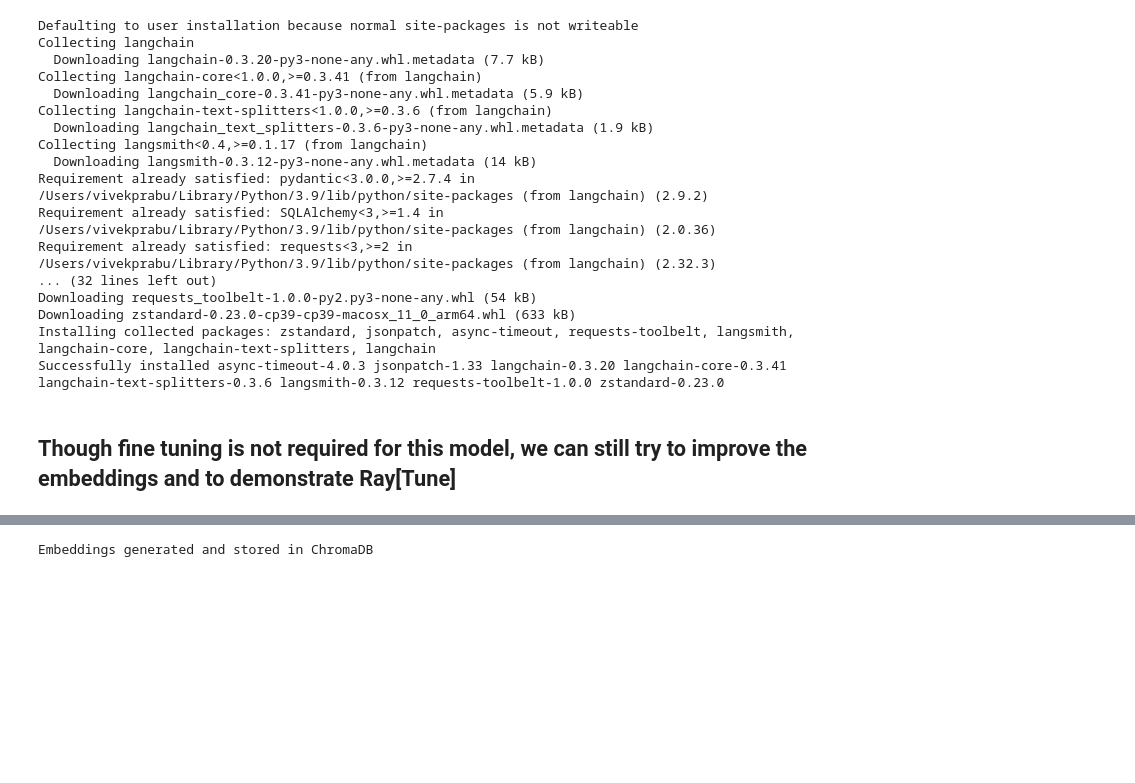
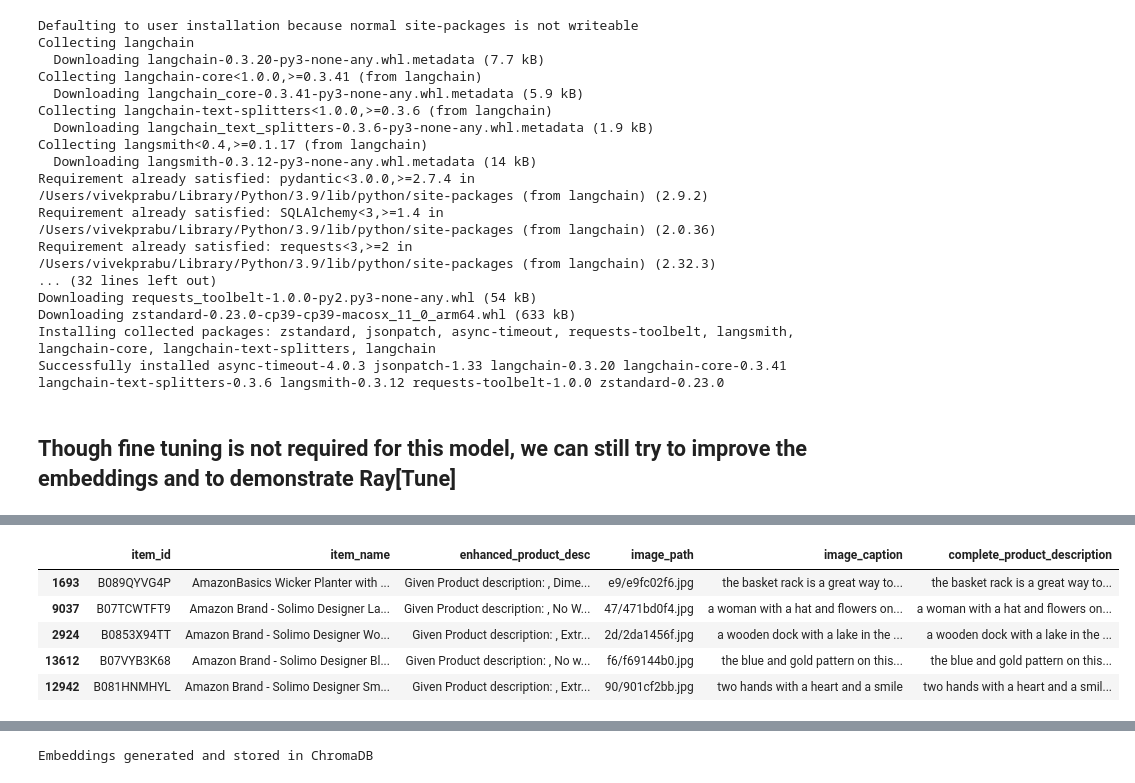
Before and after one commit to vivekprasanna/ShopTalk, a Jupyter notebook: research-initial python notebooks/ShopTalk-DataCleaning.ipynb, the cells around one changed output, grey strips where cells are left out. Drawn from its saved outputs; the diff is of its cells as text; code cells hidden in the pictures; blank space fills up the shorter version.

```diff
--- a/research-initial python notebooks/ShopTalk-DataCleaning.ipynb
+++ b/research-initial python notebooks/ShopTalk-DataCleaning.ipynb
@@ -553,4 +553,13 @@ Requirement already satisfied: six>=1.5 in /Library/Developer/CommandLineTools/L
 Downloading accelerate-1.4.0-py3-none-any.whl (342 kB)
 Installing collected packages: accelerate
 Successfully installed accelerate-1.4.0
+# %%
+df_tune_sample.head()
+# %% [output]
+|  | item_id | item_name | enhanced_product_desc | image_path | image_caption | complete_product_description |
+| 1693 | B089QYVG4P | AmazonBasics Wicker Planter with ... | Given Product description: , Dime... | e9/e9fc02f6.jpg | the basket rack is a great way to... | the basket rack is a great way to... |
+| 9037 | B07TCWTFT9 | Amazon Brand - Solimo Designer La... | Given Product description: , No W... | 47/471bd0f4.jpg | a woman with a hat and flowers on... | a woman with a hat and flowers on... |
+| 2924 | B0853X94TT | Amazon Brand - Solimo Designer Wo... | Given Product description: , Extr... | 2d/2da1456f.jpg | a wooden dock with a lake in the ... | a wooden dock with a lake in the ... |
+| 13612 | B07VYB3K68 | Amazon Brand - Solimo Designer Bl... | Given Product description: , No w... | f6/f69144b0.jpg | the blue and gold pattern on this... | the blue and gold pattern on this... |
+| 12942 | B081HNMHYL | Amazon Brand - Solimo Designer Sm... | Given Product description: , Extr... | 90/901cf2bb.jpg | two hands with a heart and a smile | two hands with a heart and a smil... |
 # %%
```
Also changed, not shown: parts of 1 cell of this notebook.
